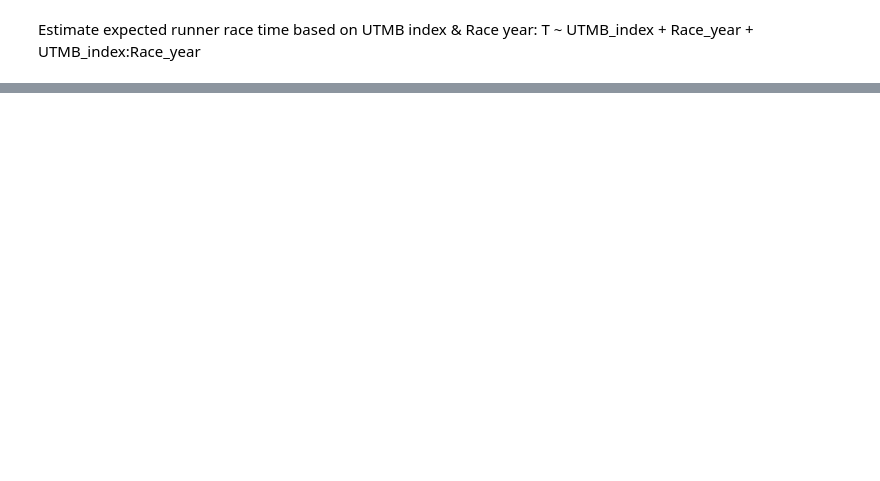
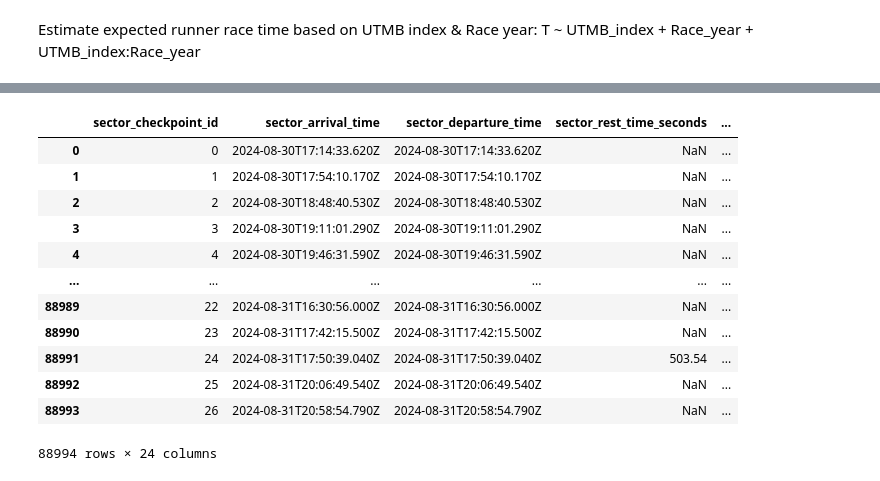
Before and after one commit to 1312Bravo/Path-To-UTMB, a Jupyter notebook: pacing_strategy/research.ipynb, the cells around one changed output, grey strips where cells are left out. Cells and saved outputs as stored; diff of their text form; code cells hidden in the pictures; blank space fills up the shorter version.

```diff
--- a/pacing_strategy/research.ipynb
+++ b/pacing_strategy/research.ipynb
@@ -367,0 +617,13 @@ plt.show()
+# %%
+# Normalize race times - Residual based
+df_race_time_normalization_estimation = (
+    df_race_time_normalization_estimation
+    .assign(
+        runner_race_time_hours_residual_prc = lambda df: (
+           1 - df["runner_race_time_hours"] / df["runner_race_time_hours_pred"]
+        ),
+        runner_race_time_performance_score = lambda df: (
+            df["runner_race_time_hours_residual_prc"].rank(pct=True)
+        )
+    )
+)
@@ -367,0 +729,15 @@ plt.show()
+# %%
+# Merge back normalized race times to Finishers race time data
+runner_race_sector_data_finisher_df = (
+    runner_race_sector_data_finisher_df
+    .merge(
+        df_race_time_normalization_estimation[["runner_id", "runner_race_time_hours_residual_abs", "runner_race_time_hours_residual_prc", "runner_race_time_performance_score"]],
+        on = "runner_id",
+        how = "left",
+    )
+    .rename(columns={
+        "runner_race_time_hours_residual_abs": "runner_race_time_hours_residual",
+        "runner_race_time_hours_residual_prc": "runner_race_time_normalized",
+        "runner_race_time_performance_score": "runner_rank_normalized",
+    })
+)
@@ -367,0 +757,16 @@ plt.show()
+# %%
+runner_race_sector_data_finisher_df.loc[:, runner_race_sector_data_finisher_df.columns.str.contains("sector")]
+# %% [output]
+|  | sector_checkpoint_id | sector_arrival_time | sector_departure_time | sector_rest_time_seconds | ... |
+| 0 | 0 | 2024-08-30T17:14:33.620Z | 2024-08-30T17:14:33.620Z | NaN | ... |
+| 1 | 1 | 2024-08-30T17:54:10.170Z | 2024-08-30T17:54:10.170Z | NaN | ... |
+| 2 | 2 | 2024-08-30T18:48:40.530Z | 2024-08-30T18:48:40.530Z | NaN | ... |
+| 3 | 3 | 2024-08-30T19:11:01.290Z | 2024-08-30T19:11:01.290Z | NaN | ... |
+| 4 | 4 | 2024-08-30T19:46:31.590Z | 2024-08-30T19:46:31.590Z | NaN | ... |
+| ... | ... | ... | ... | ... | ... |
+| 88989 | 22 | 2024-08-31T16:30:56.000Z | 2024-08-31T16:30:56.000Z | NaN | ... |
+| 88990 | 23 | 2024-08-31T17:42:15.500Z | 2024-08-31T17:42:15.500Z | NaN | ... |
+| 88991 | 24 | 2024-08-31T17:50:39.040Z | 2024-08-31T17:50:39.040Z | 503.54 | ... |
+| 88992 | 25 | 2024-08-31T20:06:49.540Z | 2024-08-31T20:06:49.540Z | NaN | ... |
+| 88993 | 26 | 2024-08-31T20:58:54.790Z | 2024-08-31T20:58:54.790Z | NaN | ... |
+88994 rows × 24 columns
```
Also changed, not shown: parts of 20 cells of this notebook, 2 other files.
